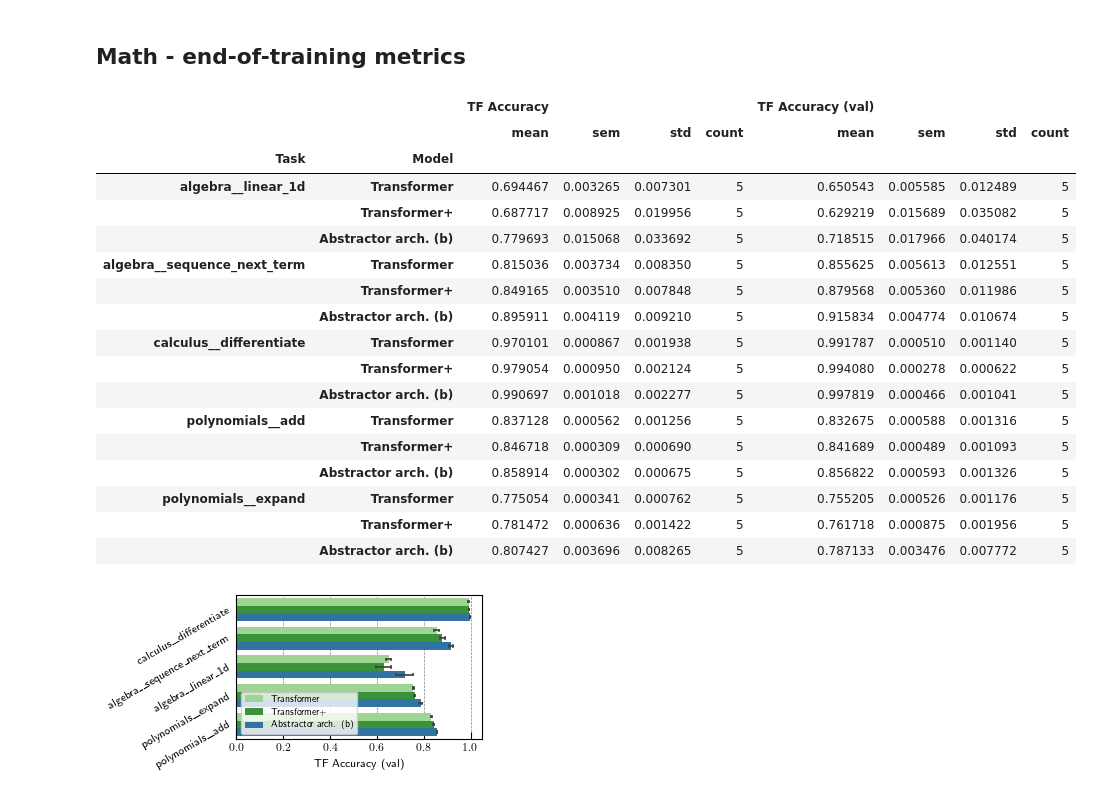
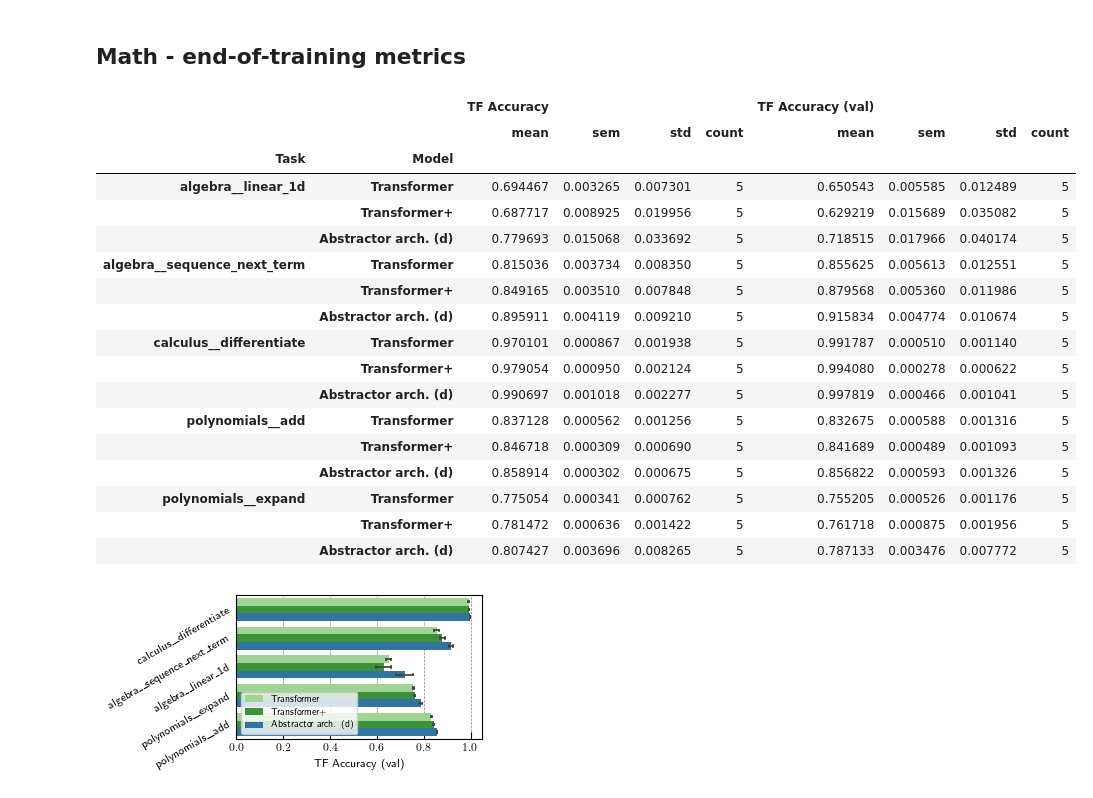
Before and after one commit to jdlafferty/relational, a Jupyter notebook: paper/paper_figures/create_figures.ipynb, the cells around one changed output. Cells and saved outputs as stored; diff of their text form; code cells hidden in the pictures.

```diff
--- a/paper/paper_figures/create_figures.ipynb
+++ b/paper/paper_figures/create_figures.ipynb
@@ -331,45 +331,45 @@ plot_symbolic_comparison(train_sizes, accs, symbolic_train_sizes, symbolic_accs)
 # %%
 figure_data = pd.read_csv('figure_data/math/math_endoftraining_metrics.csv', index_col=0)
 
 metrics = ['TF Accuracy', 'TF Accuracy (val)']
 models = ['transformer-medium', 'transformer-medium+', 'relational_abstractor-medium'] #, 'relational_abstractor2-medium'] (only has 1 trial each for now)
 model_name_map = {
         'transformer-medium': 'Transformer', 'transformer-medium+': 'Transformer+',
-        'relational_abstractor-medium': 'Abstractor arch. (b)', 'relational_abstractor2-medium': 'Abstractor arch. (c)'}
+        'relational_abstractor-medium': 'Abstractor arch. (d)', 'relational_abstractor2-medium': 'Abstractor arch. (c)'}
 
 table_data = figure_data.copy()
 
 model_filter = table_data['group'].isin(models)
 name_filter = table_data.name.str.contains('trial=')
 table_data = table_data[model_filter & name_filter]
 
 table_data['group'] = pd.Categorical(table_data['group'], models, ordered=True)
 table_data['group'] = table_data['group'].map(model_name_map)
 table_data.rename(columns={'group': 'Model', 'task': 'Task', 'teacher_forcing_accuracy': 'TF Accuracy', 'val_teacher_forcing_accuracy': 'TF Accuracy (val)'},
         inplace=True)
 
 table_data_agg = table_data.groupby(['Task', 'Model'])[metrics].aggregate(['mean', 'sem', 'std', 'count'])
 table_data_agg.sort_index(inplace=True)
 table_data_agg
 # %% [output]
 |  |  | TF Accuracy |  |  |  | TF Accuracy (val) |  |  |  |
 |  |  | mean | sem | std | count | mean | sem | std | count |
 | Task | Model |  |  |  |  |  |  |  |  |
 | algebra__linear_1d | Transformer | 0.694467 | 0.003265 | 0.007301 | 5 | 0.650543 | 0.005585 | 0.012489 | 5 |
 |  | Transformer+ | 0.687717 | 0.008925 | 0.019956 | 5 | 0.629219 | 0.015689 | 0.035082 | 5 |
-|  | Abstractor arch. (b) | 0.779693 | 0.015068 | 0.033692 | 5 | 0.718515 | 0.017966 | 0.040174 | 5 |
+|  | Abstractor arch. (d) | 0.779693 | 0.015068 | 0.033692 | 5 | 0.718515 | 0.017966 | 0.040174 | 5 |
 | algebra__sequence_next_term | Transformer | 0.815036 | 0.003734 | 0.008350 | 5 | 0.855625 | 0.005613 | 0.012551 | 5 |
 |  | Transformer+ | 0.849165 | 0.003510 | 0.007848 | 5 | 0.879568 | 0.005360 | 0.011986 | 5 |
-|  | Abstractor arch. (b) | 0.895911 | 0.004119 | 0.009210 | 5 | 0.915834 | 0.004774 | 0.010674 | 5 |
+|  | Abstractor arch. (d) | 0.895911 | 0.004119 | 0.009210 | 5 | 0.915834 | 0.004774 | 0.010674 | 5 |
 | calculus__differentiate | Transformer | 0.970101 | 0.000867 | 0.001938 | 5 | 0.991787 | 0.000510 | 0.001140 | 5 |
 |  | Transformer+ | 0.979054 | 0.000950 | 0.002124 | 5 | 0.994080 | 0.000278 | 0.000622 | 5 |
-|  | Abstractor arch. (b) | 0.990697 | 0.001018 | 0.002277 | 5 | 0.997819 | 0.000466 | 0.001041 | 5 |
+|  | Abstractor arch. (d) | 0.990697 | 0.001018 | 0.002277 | 5 | 0.997819 | 0.000466 | 0.001041 | 5 |
 | polynomials__add | Transformer | 0.837128 | 0.000562 | 0.001256 | 5 | 0.832675 | 0.000588 | 0.001316 | 5 |
 |  | Transformer+ | 0.846718 | 0.000309 | 0.000690 | 5 | 0.841689 | 0.000489 | 0.001093 | 5 |
-|  | Abstractor arch. (b) | 0.858914 | 0.000302 | 0.000675 | 5 | 0.856822 | 0.000593 | 0.001326 | 5 |
+|  | Abstractor arch. (d) | 0.858914 | 0.000302 | 0.000675 | 5 | 0.856822 | 0.000593 | 0.001326 | 5 |
 | polynomials__expand | Transformer | 0.775054 | 0.000341 | 0.000762 | 5 | 0.755205 | 0.000526 | 0.001176 | 5 |
 |  | Transformer+ | 0.781472 | 0.000636 | 0.001422 | 5 | 0.761718 | 0.000875 | 0.001956 | 5 |
-|  | Abstractor arch. (b) | 0.807427 | 0.003696 | 0.008265 | 5 | 0.787133 | 0.003476 | 0.007772 | 5 |
+|  | Abstractor arch. (d) | 0.807427 | 0.003696 | 0.008265 | 5 | 0.787133 | 0.003476 | 0.007772 | 5 |
 # %%
 # bar plot figure
 color_map_ = {
```
Also changed, not shown: parts of 3 cells of this notebook.
